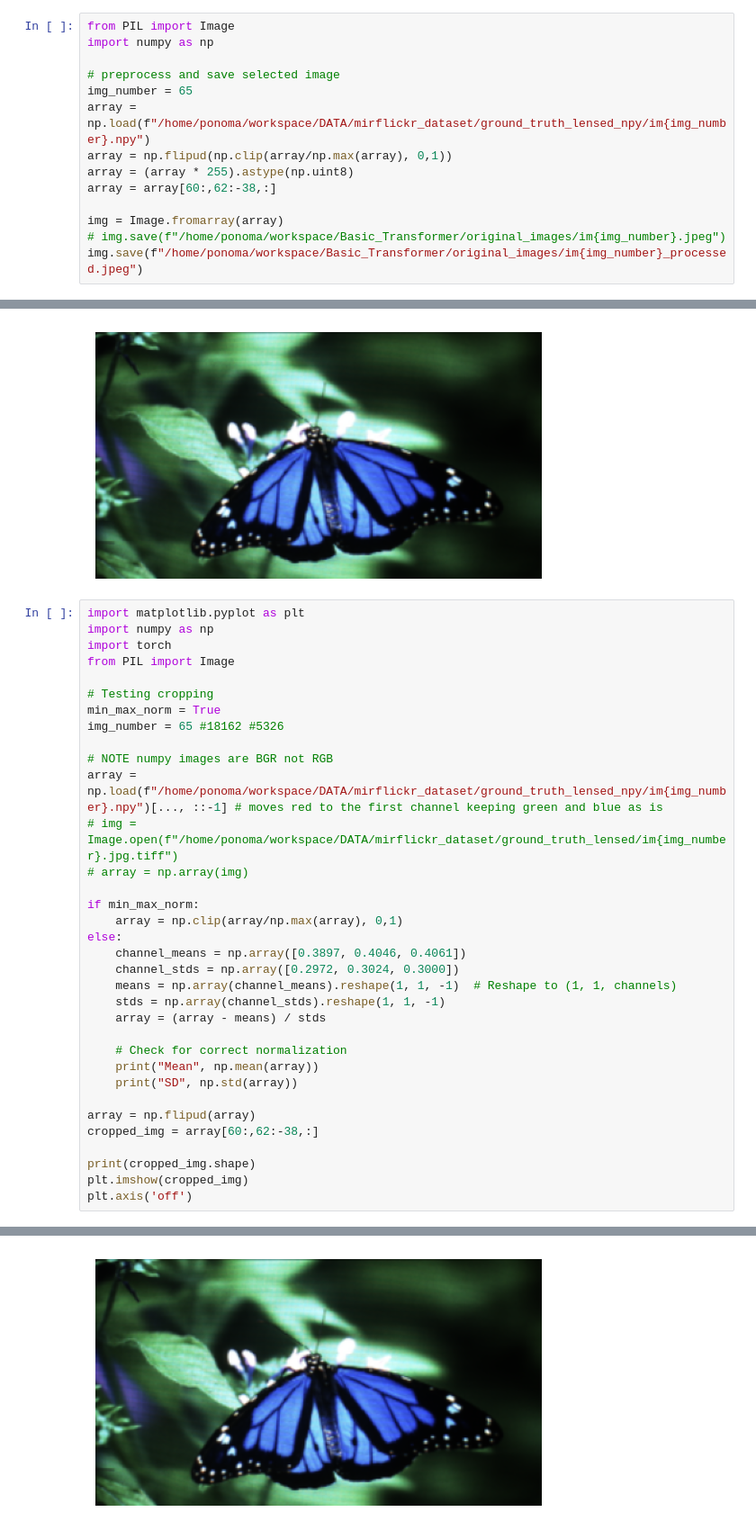
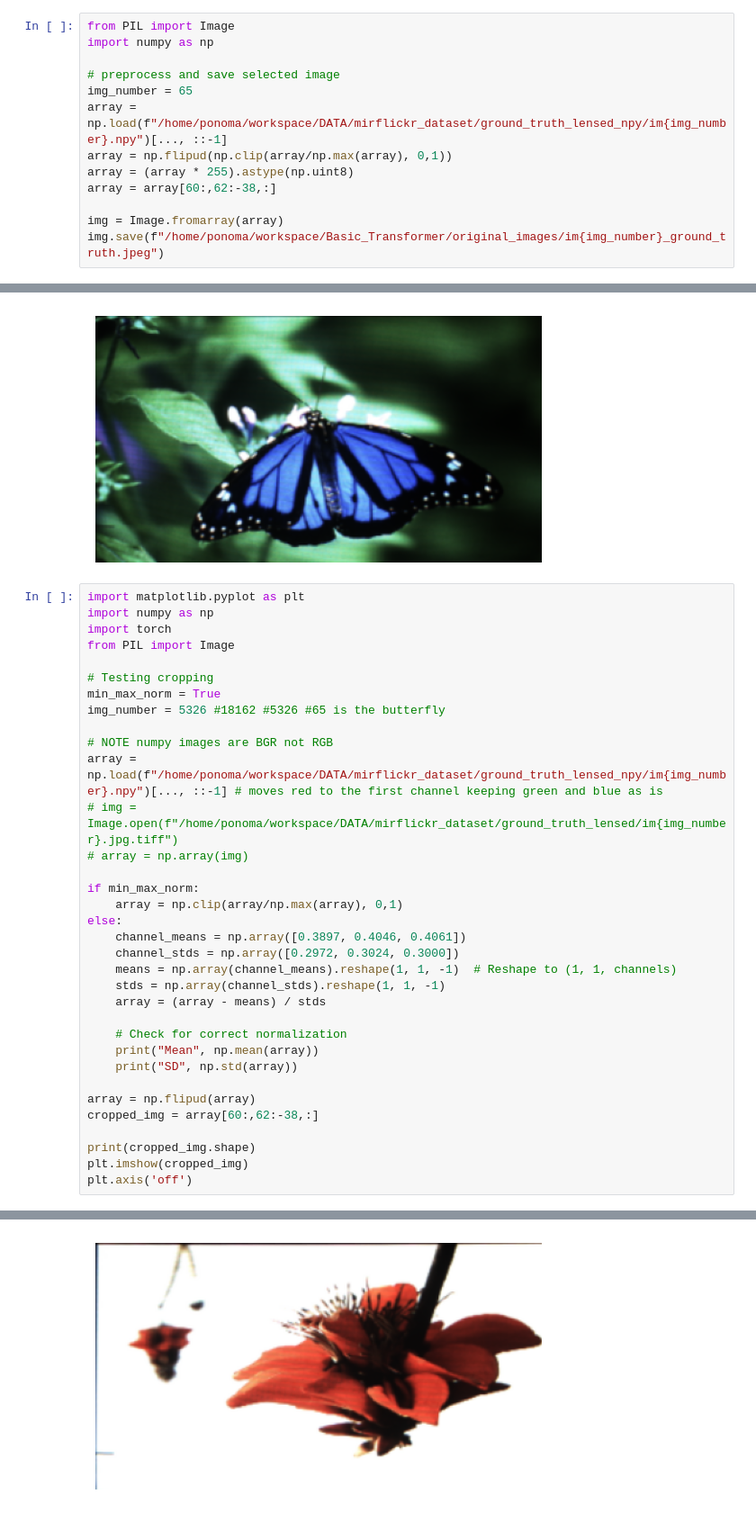
Before and after one commit to ponoma1202/Lensless_Image_Reconstruction, a Jupyter notebook: calculations.ipynb, the cells around one changed output, grey strips where cells are left out. Shown at 90% size. Saved outputs shown, nothing was run; the diff lists cells and outputs as text.

```diff
--- a/calculations.ipynb
+++ b/calculations.ipynb
@@ -167,14 +167,13 @@ import numpy as np
 
 # preprocess and save selected image
 img_number = 65
-array = np.load(f"/home/ponoma/workspace/DATA/mirflickr_dataset/ground_truth_lensed_npy/im{img_number}.npy")
+array = np.load(f"/home/ponoma/workspace/DATA/mirflickr_dataset/ground_truth_lensed_npy/im{img_number}.npy")[..., ::-1]
 array = np.flipud(np.clip(array/np.max(array), 0,1))
 array = (array * 255).astype(np.uint8)
 array = array[60:,62:-38,:]
 
 img = Image.fromarray(array)
-# img.save(f"/home/ponoma/workspace/Basic_Transformer/original_images/im{img_number}.jpeg")
-img.save(f"/home/ponoma/workspace/Basic_Transformer/original_images/im{img_number}_processed.jpeg")
+img.save(f"/home/ponoma/workspace/Basic_Transformer/original_images/im{img_number}_ground_truth.jpeg")
 # %%
 txt_path = '/home/ponoma/workspace/Basic_Transformer/animals.txt'
 # Open the text file and read lines into a list
@@ -225,33 +224,33 @@ from PIL import Image
 
 # Testing cropping
 min_max_norm = True
-img_number = 65 #18162 #5326
+img_number = 5326 #18162 #5326 #65 is the butterfly
 
 # NOTE numpy images are BGR not RGB
 array = np.load(f"/home/ponoma/workspace/DATA/mirflickr_dataset/ground_truth_lensed_npy/im{img_number}.npy")[..., ::-1] # moves red to the first channel keeping green and blue as is
 # img = Image.open(f"/home/ponoma/workspace/DATA/mirflickr_dataset/ground_truth_lensed/im{img_number}.jpg.tiff")
 # array = np.array(img)
 
 if min_max_norm:
     array = np.clip(array/np.max(array), 0,1)
 else:
     channel_means = np.array([0.3897, 0.4046, 0.4061])
     channel_stds = np.array([0.2972, 0.3024, 0.3000])
     means = np.array(channel_means).reshape(1, 1, -1)  # Reshape to (1, 1, channels)
     stds = np.array(channel_stds).reshape(1, 1, -1)
     array = (array - means) / stds
 
     # Check for correct normalization
     print("Mean", np.mean(array))
     print("SD", np.std(array))
 
 array = np.flipud(array)
 cropped_img = array[60:,62:-38,:]
 
 print(cropped_img.shape)
 plt.imshow(cropped_img)
 plt.axis('off')
 # %% [output]
 (210, 380, 3)
 (-0.5, 379.5, 209.5, -0.5)
-[figure, old version]
+[figure, new version]
```
Also changed, not shown: 2 other files.
